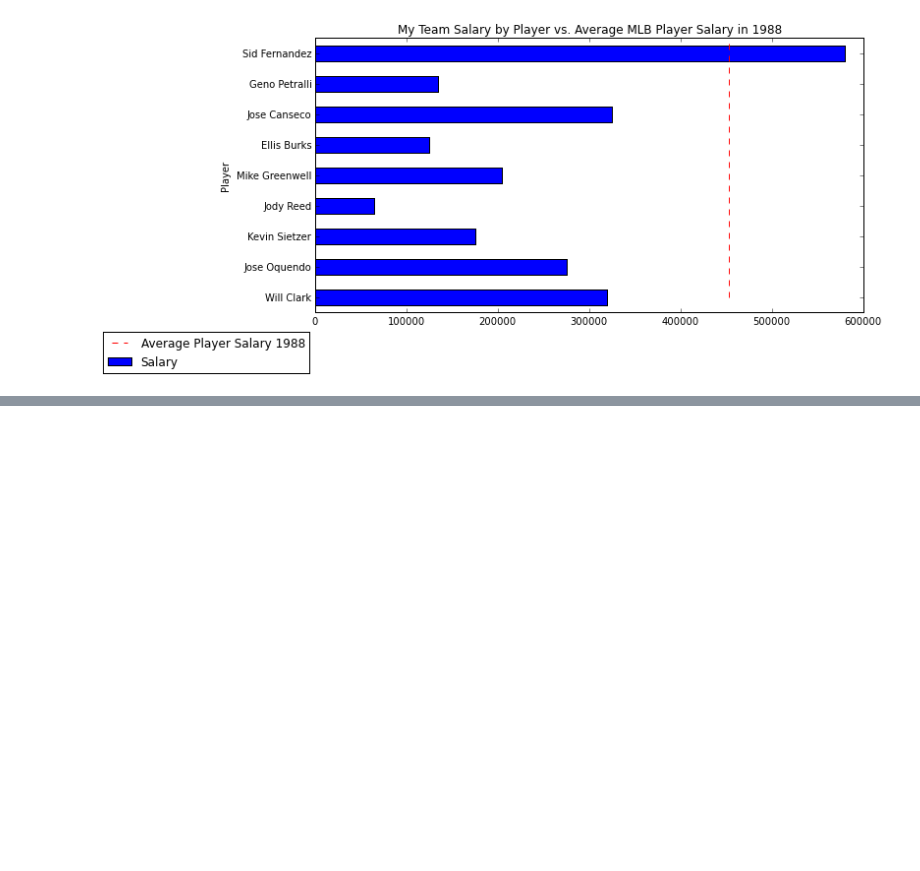
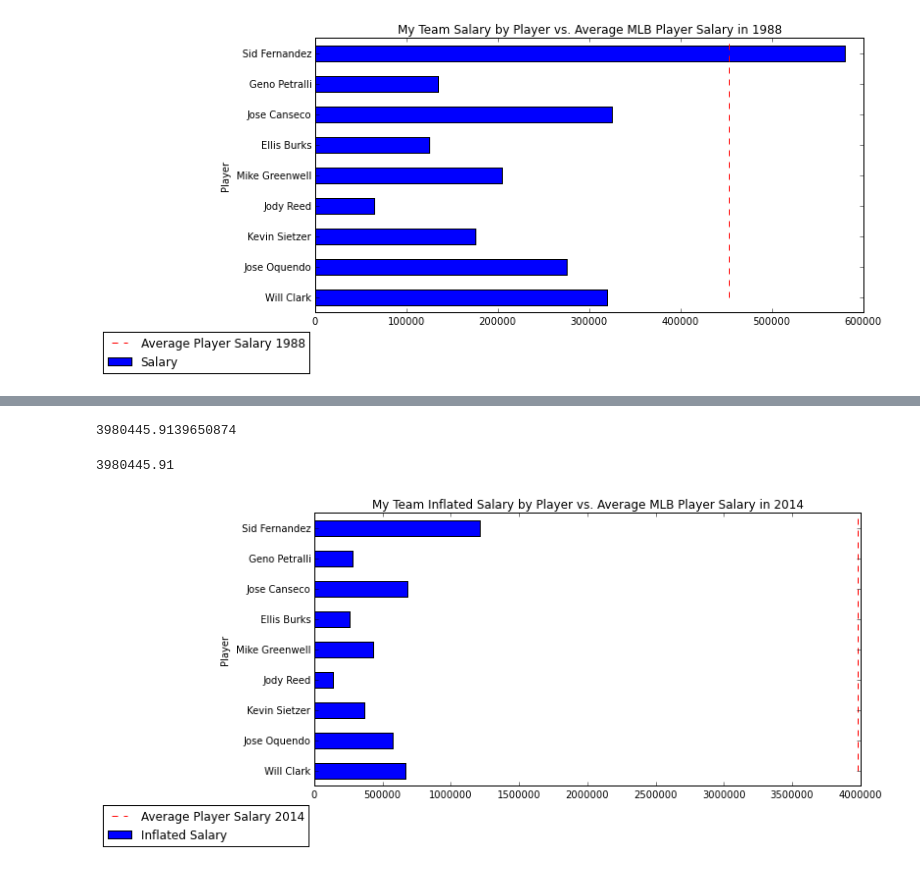
Before and after one commit to tiy-gvl-python-2015-09/moneyball, a Jupyter notebook: Moneyball.ipynb, the cells around one changed output, grey strips where cells are left out. Drawn from its saved outputs; the diff is of its cells as text; code cells hidden in the pictures; blank space fills up the shorter version.

```diff
--- a/Moneyball.ipynb
+++ b/Moneyball.ipynb
@@ -94,0 +116,2 @@ plt.show()
+# %%
+team_frame["Inflated Salary"] = team_frame["Salary"] * 2.09
@@ -94,0 +131,18 @@ plt.show()
+# %%
+salaries_2014 = salaries[salaries.yearID.isin([2014])]
+salaries_2014 = salaries_2014['salary']
+salaries_2014.mean()
+# %% [output]
+3980445.9139650874
+# %%
+avg_2014_mlb_sal = round(3980445.9139650874, 2)
+avg_2014_mlb_sal
+# %% [output]
+3980445.91
+# %%
+team_frame.plot(x='Player', y="Inflated Salary", kind="barh", figsize=(10, 5), legend=True, title="My Team Inflated Salary by Player vs. Average MLB Player Salary in 2014")
+plt.vlines(avg_2014_mlb_sal, ymin=0, ymax=100,color="red", linestyle="dashed", label="Average Player Salary 2014")
+plt.legend(bbox_to_anchor=(0, -0.05))
+plt.show()
+# %% [output]
+[figure, added]
```
Also changed, not shown: parts of 8 cells of this notebook, 1 other file.
